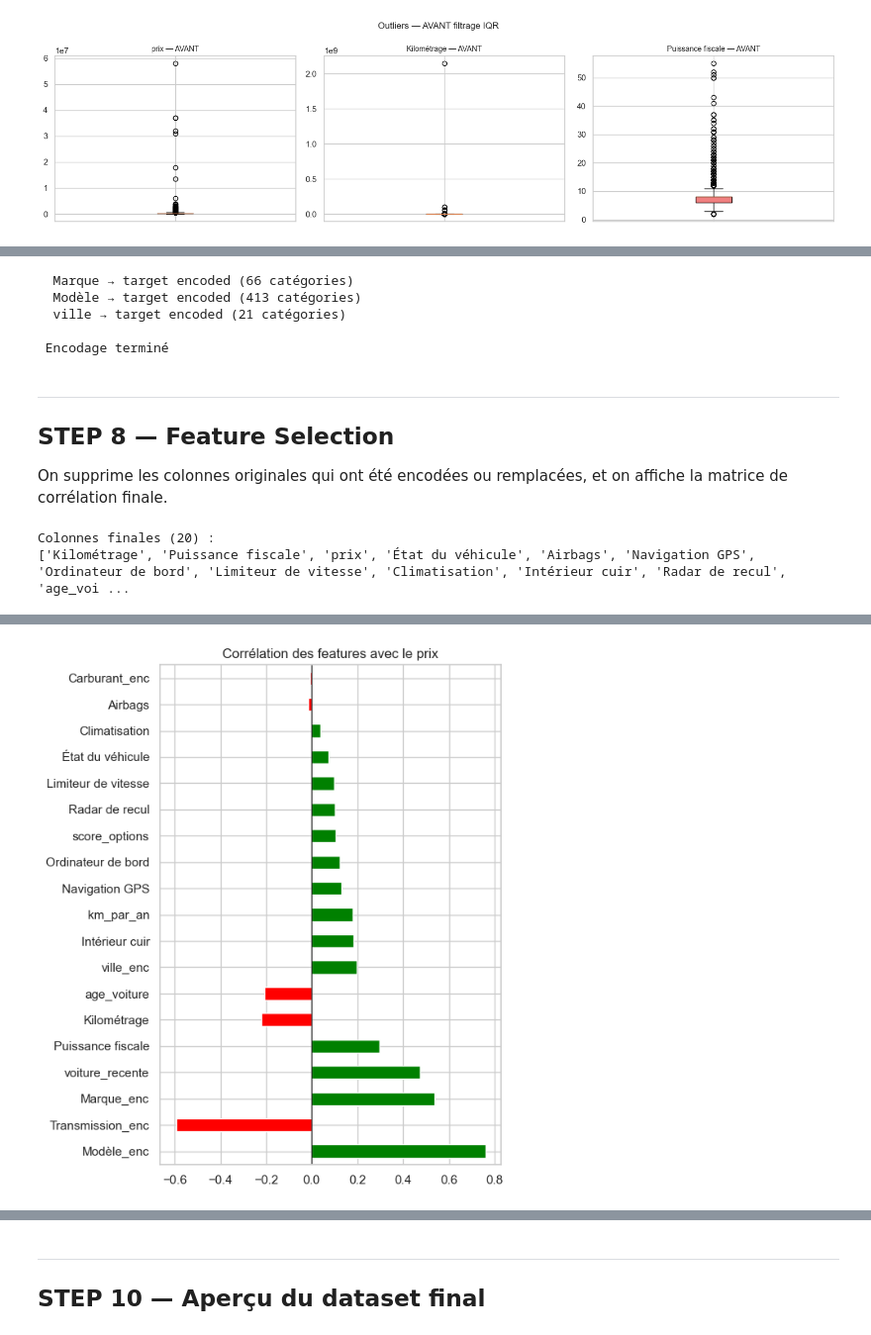
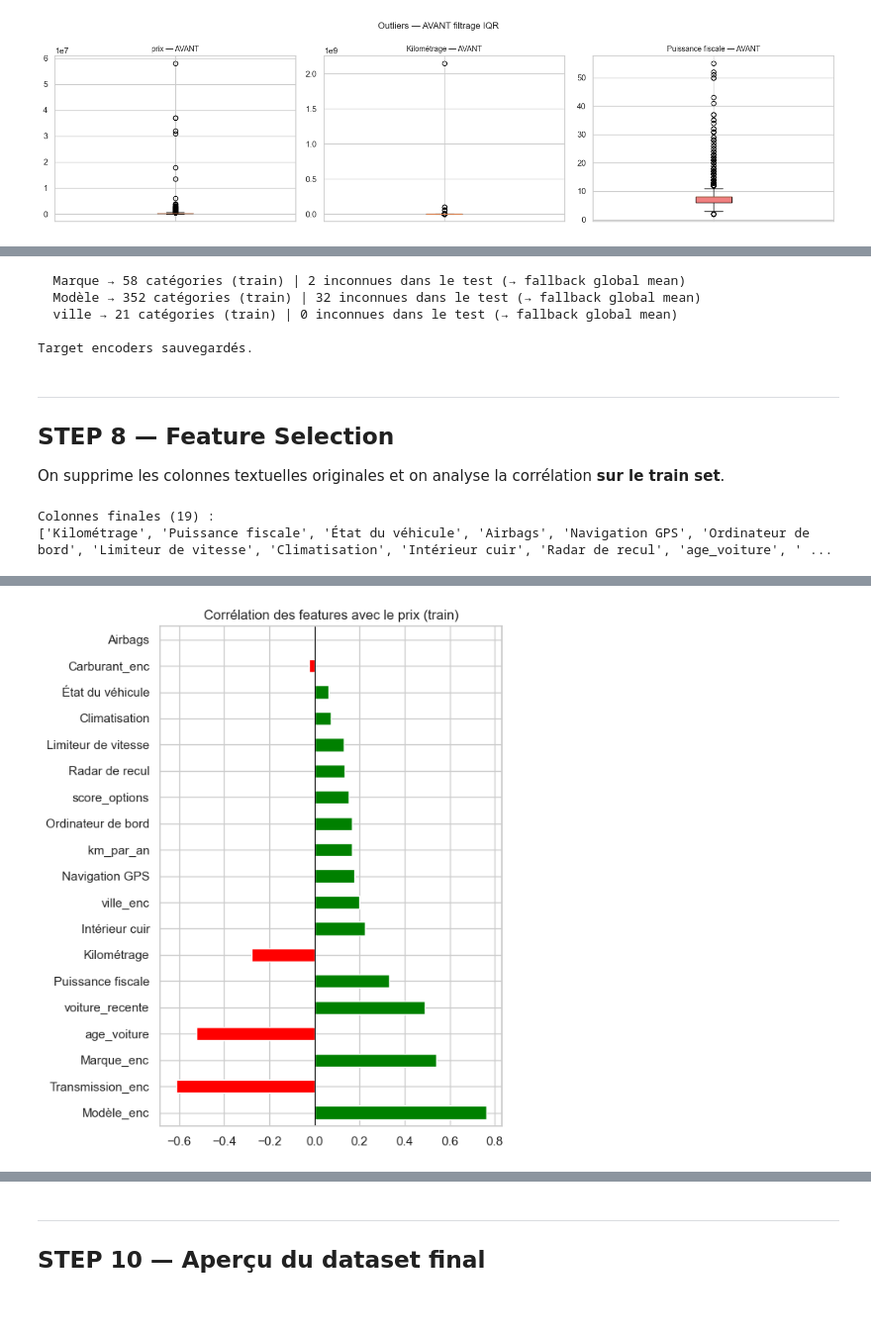
Before and after one commit to Thefrankinator/CAR-PRICE-MOTEUR, a Jupyter notebook: notebooks/C_preprocessing.ipynb, the cells around one changed output, grey strips where cells are left out. Shown at 99% size. Cells and saved outputs as stored; diff of their text form; code cells hidden in the pictures; blank space fills up the shorter version.

Commit message:
change C
fix: split before encoding, imputation and scaling to avoid data leakage

```diff
--- a/notebooks/C_preprocessing.ipynb
+++ b/notebooks/C_preprocessing.ipynb
@@ -312,48 +332,63 @@ Transmission  : {'Automatique': np.int64(0), 'Manuelle': np.int64(1), 'Semi-auto
-# %%
-# --- Target Encoding pour Marque, Modèle et ville ---
-# On calcule la moyenne du prix cible par catégorie
-
-for col in ['Marque', 'Modèle', 'ville']:
-    target_mean = df.groupby(col)['prix'].mean()
-    df[f'{col}_enc'] = df[col].map(target_mean)
-    # Imputer les éventuelles catégories sans correspondance (ex: 'Inconnu')
-    df[f'{col}_enc'].fillna(df['prix'].mean(), inplace=True)
-    print(f'  {col} → target encoded ({df[col].nunique()} catégories)')
-
-print('\n Encodage terminé')
-# %% [output]
-  Marque → target encoded (66 catégories)
-  Modèle → target encoded (413 catégories)
-  ville → target encoded (21 catégories)
-
- Encodage terminé
+# %%
+# --- Target Encoding pour Marque, Modèle et ville ---
+# Moyenne prix calculée sur le TRAIN SET uniquement
+# Fallback pour les catégories inconnues dans le test : moyenne globale du train
+
+global_mean_train = y_train.mean()  #  moyenne globale du train
+
+target_encoders = {}
+
+for col in ['Marque', 'Modèle', 'ville']:
+    # Concat sur l'index partagé — plus robuste que join
+    train_df = pd.concat([X_train[[col]], y_train], axis=1)  #  train only
+    target_mean = train_df.groupby(col)['prix'].mean()
+    target_encoders[col] = target_mean
+
+    X_train[f'{col}_enc'] = X_train[col].map(target_mean).fillna(global_mean_train)  #
+    X_test[f'{col}_enc']  = X_test[col].map(target_mean).fillna(global_mean_train)   #  même mapping, fallback pour inconnues
+
+    n_unseen = X_test[col].map(target_mean).isna().sum()
+    print(f'  {col} → {X_train[col].nunique()} catégories (train) | {n_unseen} inconnues dans le test (→ fallback global mean)')
+
+# Sauvegarder les mappings de target encoding
+joblib.dump(target_encoders, '../Downloads/target_encoders.pkl')
+print('\nTarget encoders sauvegardés.')
+# %% [output]
+  Marque → 58 catégories (train) | 2 inconnues dans le test (→ fallback global mean)
+  Modèle → 352 catégories (train) | 32 inconnues dans le test (→ fallback global mean)
+  ville → 21 catégories (train) | 0 inconnues dans le test (→ fallback global mean)
+
+Target encoders sauvegardés.
 # %% [markdown]
 ---
 ## STEP 8 — Feature Selection
 
-On supprime les colonnes originales qui ont été encodées ou remplacées, et on affiche la matrice de corrélation finale.
+On supprime les colonnes textuelles originales et on analyse la corrélation **sur le train set**.
 # %%
 # Supprimer les colonnes textuelles originales (remplacées par les encodées)
 cols_raw_text = ['Marque', 'Modèle', 'Carburant', 'Transmission', 'ville', 'Année']
-df.drop(columns=cols_raw_text, inplace=True)
+X_train.drop(columns=cols_raw_text, inplace=True)
+X_test.drop(columns=cols_raw_text, inplace=True)
 
-print(f'Colonnes finales ({len(df.columns)}) :')
-print(df.columns.tolist())
+print(f'Colonnes finales ({len(X_train.columns)}) :')
+print(X_train.columns.tolist())
 # %% [output]
-Colonnes finales (20) :
-['Kilométrage', 'Puissance fiscale', 'prix', 'État du véhicule', 'Airbags', 'Navigation GPS', 'Ordinateur de bord', 'Limiteur de vitesse', 'Climatisation', 'Intérieur cuir', 'Radar de recul', 'age_voi ...
+Colonnes finales (19) :
+['Kilométrage', 'Puissance fiscale', 'État du véhicule', 'Airbags', 'Navigation GPS', 'Ordinateur de bord', 'Limiteur de vitesse', 'Climatisation', 'Intérieur cuir', 'Radar de recul', 'age_voiture', ' ...
 # %%
-# Matrice de corrélation avec la cible 'prix'
-corr = df.corr(numeric_only=True)
+# Matrice de corrélation calculée sur le TRAIN SET uniquement
+train_with_target = X_train.copy()
+train_with_target['prix'] = y_train.values
+
+corr = train_with_target.corr(numeric_only=True)
 corr_with_prix = corr['prix'].drop('prix').sort_values(key=abs, ascending=False)
 
-print('Corrélation avec prix (triée) :')
+print('Corrélation avec prix (triée, sur train) :')
 print(corr_with_prix.round(3).to_string())
 
-# Visualisation
 plt.figure(figsize=(6, 7))
 corr_with_prix.plot(kind='barh', color=['green' if x > 0 else 'red' for x in corr_with_prix])
-plt.title('Corrélation des features avec le prix', fontsize=12)
+plt.title('Corrélation des features avec le prix (train)', fontsize=12)
 plt.axvline(0, color='black', linewidth=0.8)
 plt.tight_layout()
 plt.show()
@@ -381,2 +416,2 @@ Carburant_enc         -0.009
-[figure, old version]
+[figure, new version]
 # %%
```
Also changed, not shown: parts of 26 cells of this notebook.
